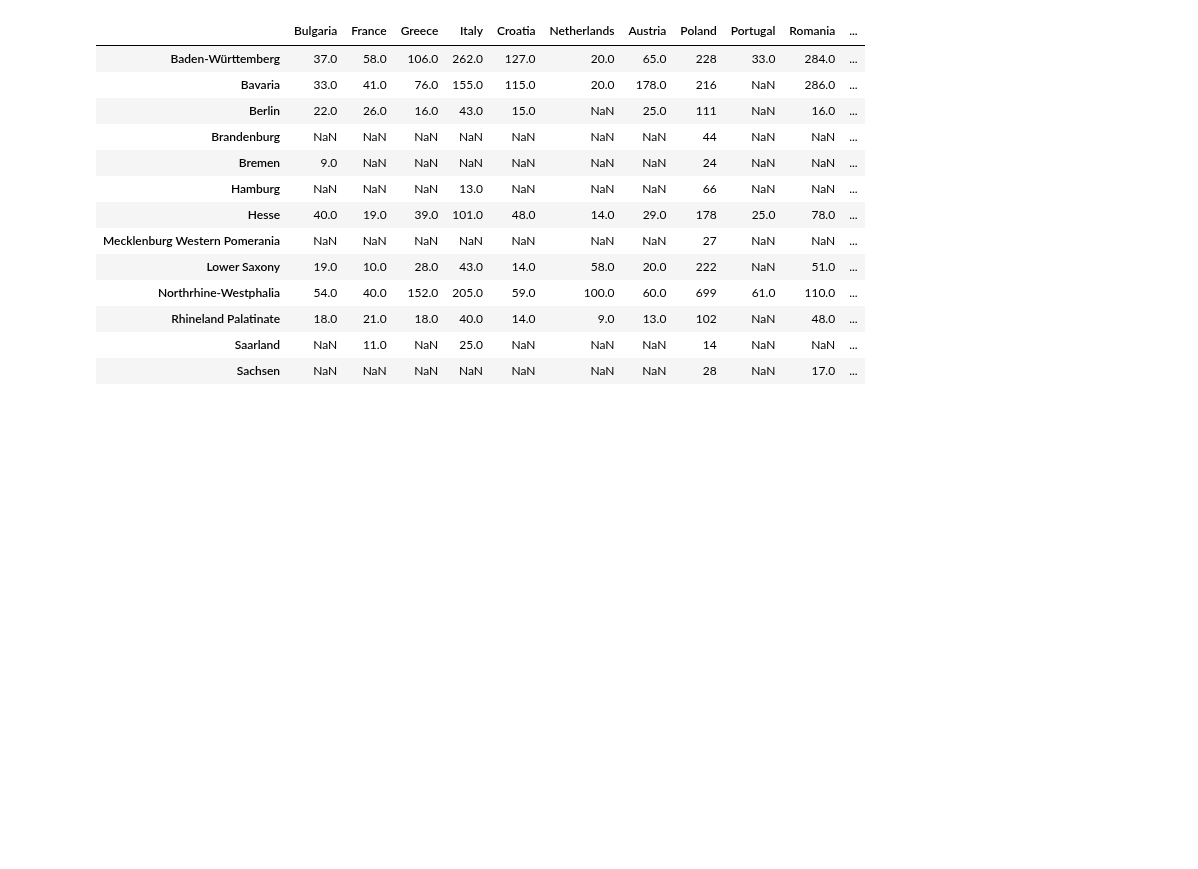
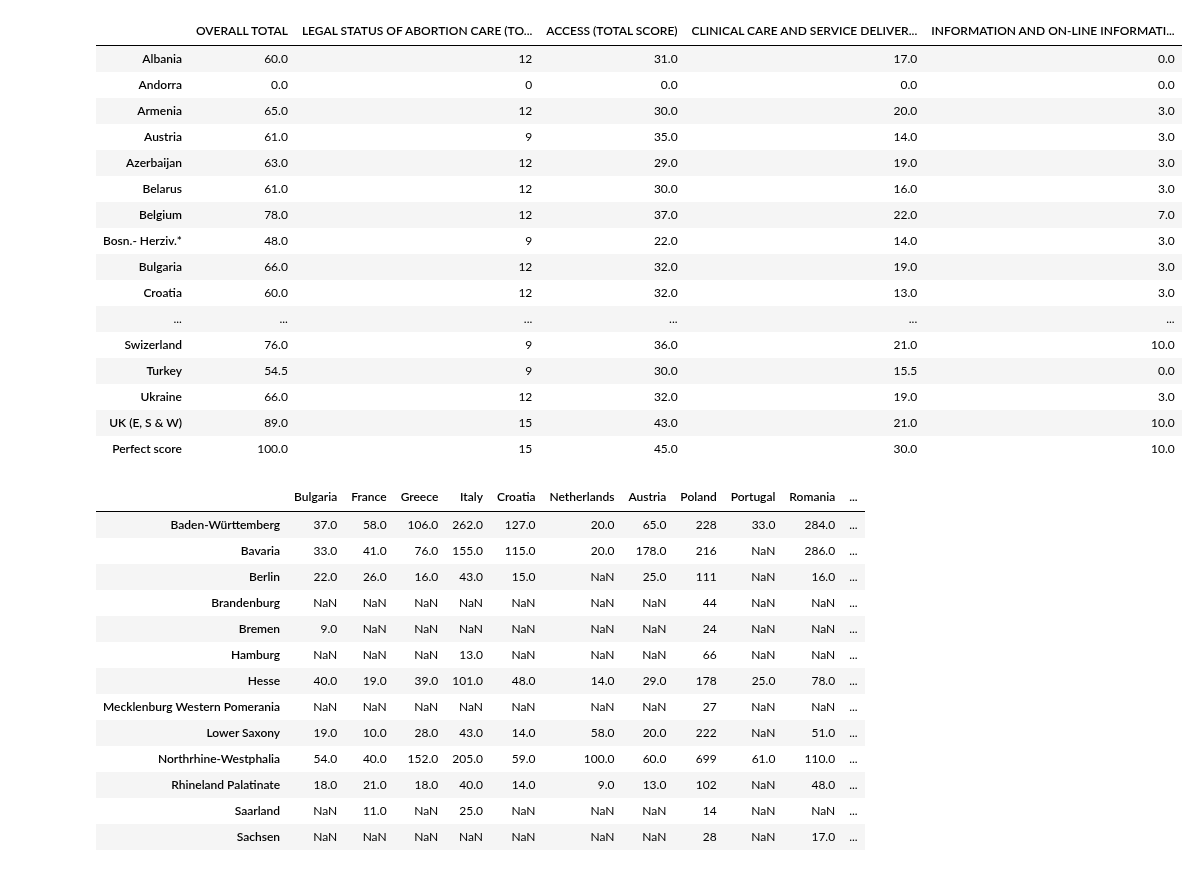
Before and after one commit to Alvaroguijarro97/ML_Group_Project, a Jupyter notebook: wrangling_df_into_state_score.ipynb, the cells around one changed output. Drawn from its saved outputs; the diff is of its cells as text; code cells hidden in the pictures; blank space fills up the shorter version.

```diff
--- a/wrangling_df_into_state_score.ipynb
+++ b/wrangling_df_into_state_score.ipynb
@@ -75,6 +74,26 @@ df_abortion_atlas = df_abortion_atlas.rename(
 52: "Perfect score"
         }
         )
+# %%
+df_abortion_atlas
+# %% [output]
+|  | OVERALL TOTAL | LEGAL STATUS OF ABORTION CARE (TO... | ACCESS (TOTAL SCORE) | CLINICAL CARE AND SERVICE DELIVER... | INFORMATION AND ON-LINE INFORMATI... |
+| Albania | 60.0 | 12 | 31.0 | 17.0 | 0.0 |
+| Andorra | 0.0 | 0 | 0.0 | 0.0 | 0.0 |
+| Armenia | 65.0 | 12 | 30.0 | 20.0 | 3.0 |
+| Austria | 61.0 | 9 | 35.0 | 14.0 | 3.0 |
+| Azerbaijan | 63.0 | 12 | 29.0 | 19.0 | 3.0 |
+| Belarus | 61.0 | 12 | 30.0 | 16.0 | 3.0 |
+| Belgium | 78.0 | 12 | 37.0 | 22.0 | 7.0 |
+| Bosn.- Herziv.* | 48.0 | 9 | 22.0 | 14.0 | 3.0 |
+| Bulgaria | 66.0 | 12 | 32.0 | 19.0 | 3.0 |
+| Croatia | 60.0 | 12 | 32.0 | 13.0 | 3.0 |
+| ... | ... | ... | ... | ... | ... |
+| Swizerland | 76.0 | 9 | 36.0 | 21.0 | 10.0 |
+| Turkey | 54.5 | 9 | 30.0 | 15.5 | 0.0 |
+| Ukraine | 66.0 | 12 | 32.0 | 19.0 | 3.0 |
+| UK (E, S & W) | 89.0 | 15 | 43.0 | 21.0 | 10.0 |
+| Perfect score | 100.0 | 15 | 45.0 | 30.0 | 10.0 |
 # %%
 # take data frame with migrant background data
 migrant_background_data_cleaned = pd.DataFrame(
```
Also changed, not shown: parts of 2 cells of this notebook.
